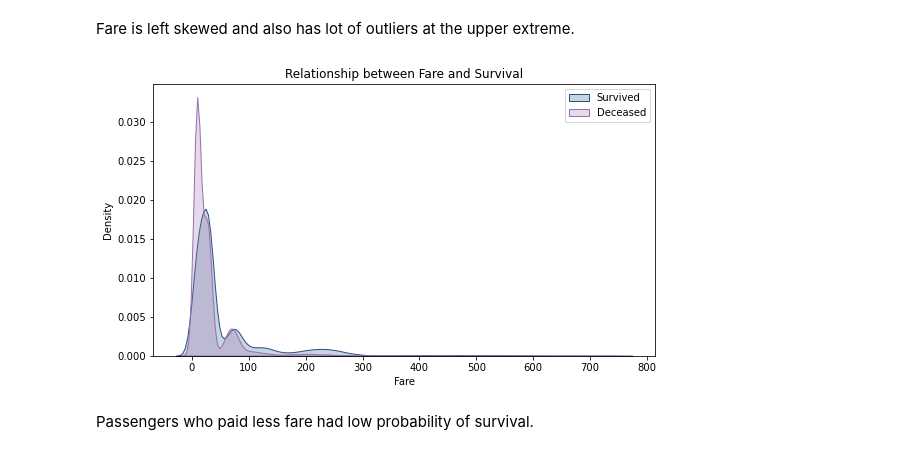
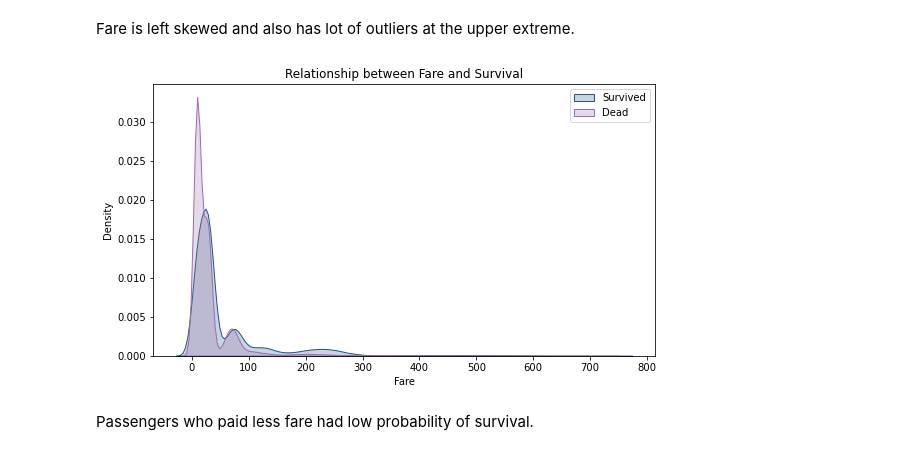
Before and after one commit to al-ensign/ml-introduction, a Jupyter notebook: 01_Descriptive_Statistics_and_Data_Exploration/eda.ipynb, the cells around one changed output. Saved outputs shown, nothing was run; the diff lists cells and outputs as text; code cells hidden in the pictures.

```diff
--- a/01_Descriptive_Statistics_and_Data_Exploration/eda.ipynb
+++ b/01_Descriptive_Statistics_and_Data_Exploration/eda.ipynb
@@ -439,13 +440,13 @@ Fare is left skewed and also has lot of outliers at the upper extreme.
 # %%
 #Check relationship between Fare and Survival
 plt.figure(figsize=(9,5))
 ax = sns.kdeplot(train[train['Survived'] == 1]['Fare'], shade=True, legend=True, color='#265484')
 ax = sns.kdeplot(train[train['Survived'] == 0]['Fare'], shade=True, legend=True, color='#996eaf')
 plt.title('Relationship between Fare and Survival')
-ax.legend(['Survived','Deceased'])
+ax.legend(['Survived','Dead'])
 plt.show()
 # %% [output]
-[figure, old version]
+[figure, new version]
 # %% [markdown]
 Passengers who paid less fare had low probability of survival.
 # %%
```
Also changed, not shown: parts of 5 cells of this notebook.
